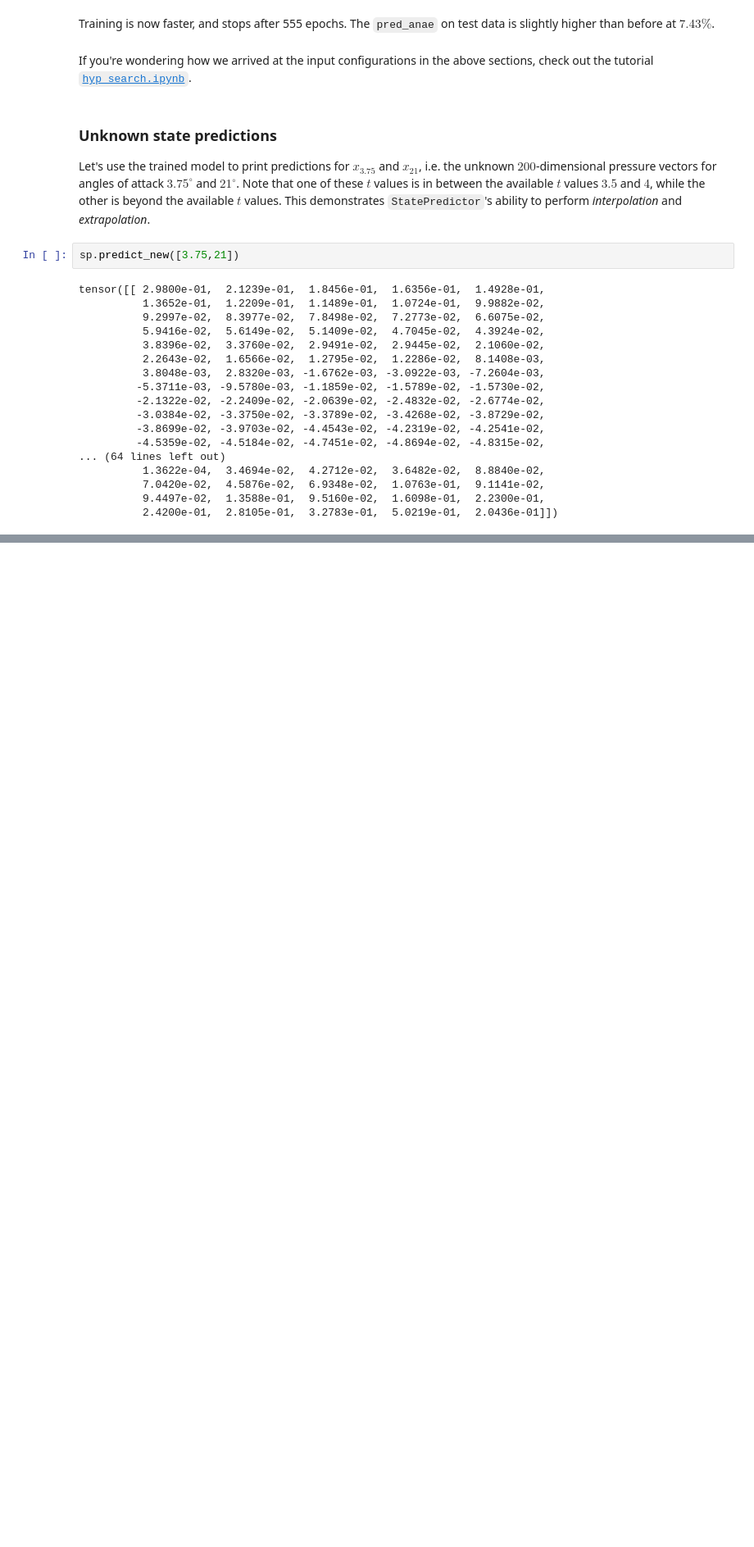
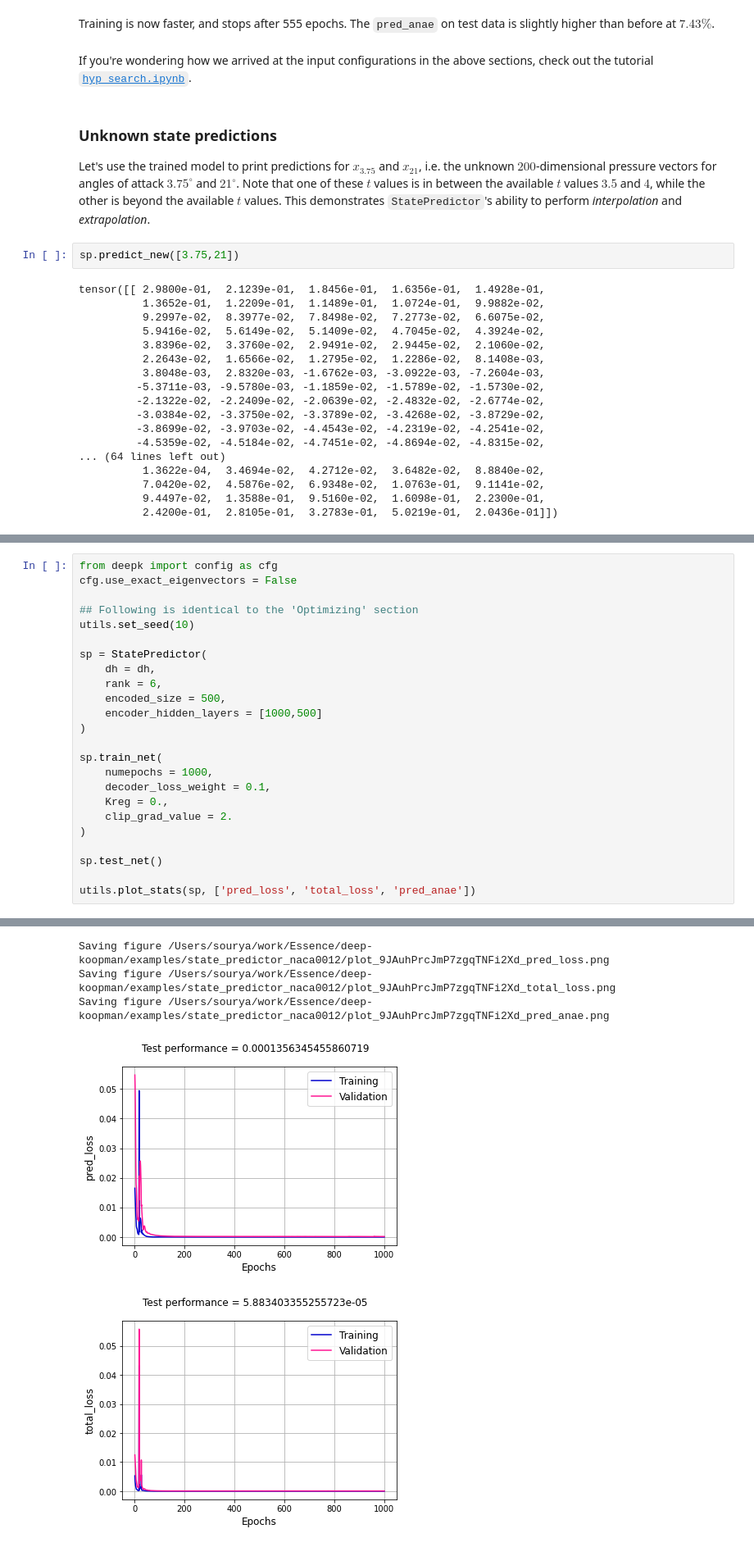
Before and after one commit to GaloisInc/dlkoopman, a Jupyter notebook: examples/state_predictor_naca0012/run.ipynb, the cells around one changed output, grey strips where cells are left out. Shown: that part at 82% size. Drawn from its saved outputs; the diff is of its cells as text; blank space fills up the shorter version.

```diff
--- a/examples/state_predictor_naca0012/run.ipynb
+++ b/examples/state_predictor_naca0012/run.ipynb
@@ -166,0 +192,25 @@ tensor([[ 2.9800e-01,  2.1239e-01,  1.8456e-01,  1.6356e-01,  1.4928e-01,
+# %%
+from deepk import config as cfg
+cfg.use_exact_eigenvectors = False
+
+## Following is identical to the 'Optimizing' section
+utils.set_seed(10)
+
+sp = StatePredictor(
+    dh = dh,
+    rank = 6,
+    encoded_size = 500,
+    encoder_hidden_layers = [1000,500]
+)
+
+sp.train_net(
+    numepochs = 1000,
+    decoder_loss_weight = 0.1,
+    Kreg = 0.,
+    clip_grad_value = 2.
+)
+
+sp.test_net()
+
+utils.plot_stats(sp, ['pred_loss', 'total_loss', 'pred_anae'])
+# %% [output]
@@ -166,0 +218,5 @@ tensor([[ 2.9800e-01,  2.1239e-01,  1.8456e-01,  1.6356e-01,  1.4928e-01,
+Saving figure /Users/sourya/work/Essence/deep-koopman/examples/state_predictor_naca0012/plot_9JAuhPrcJmP7zgqTNFi2Xd_pred_loss.png
+Saving figure /Users/sourya/work/Essence/deep-koopman/examples/state_predictor_naca0012/plot_9JAuhPrcJmP7zgqTNFi2Xd_total_loss.png
+Saving figure /Users/sourya/work/Essence/deep-koopman/examples/state_predictor_naca0012/plot_9JAuhPrcJmP7zgqTNFi2Xd_pred_anae.png
+[figure, added]
+[figure, added]
```
Also changed, not shown: parts of 13 cells of this notebook, 1 other file.
